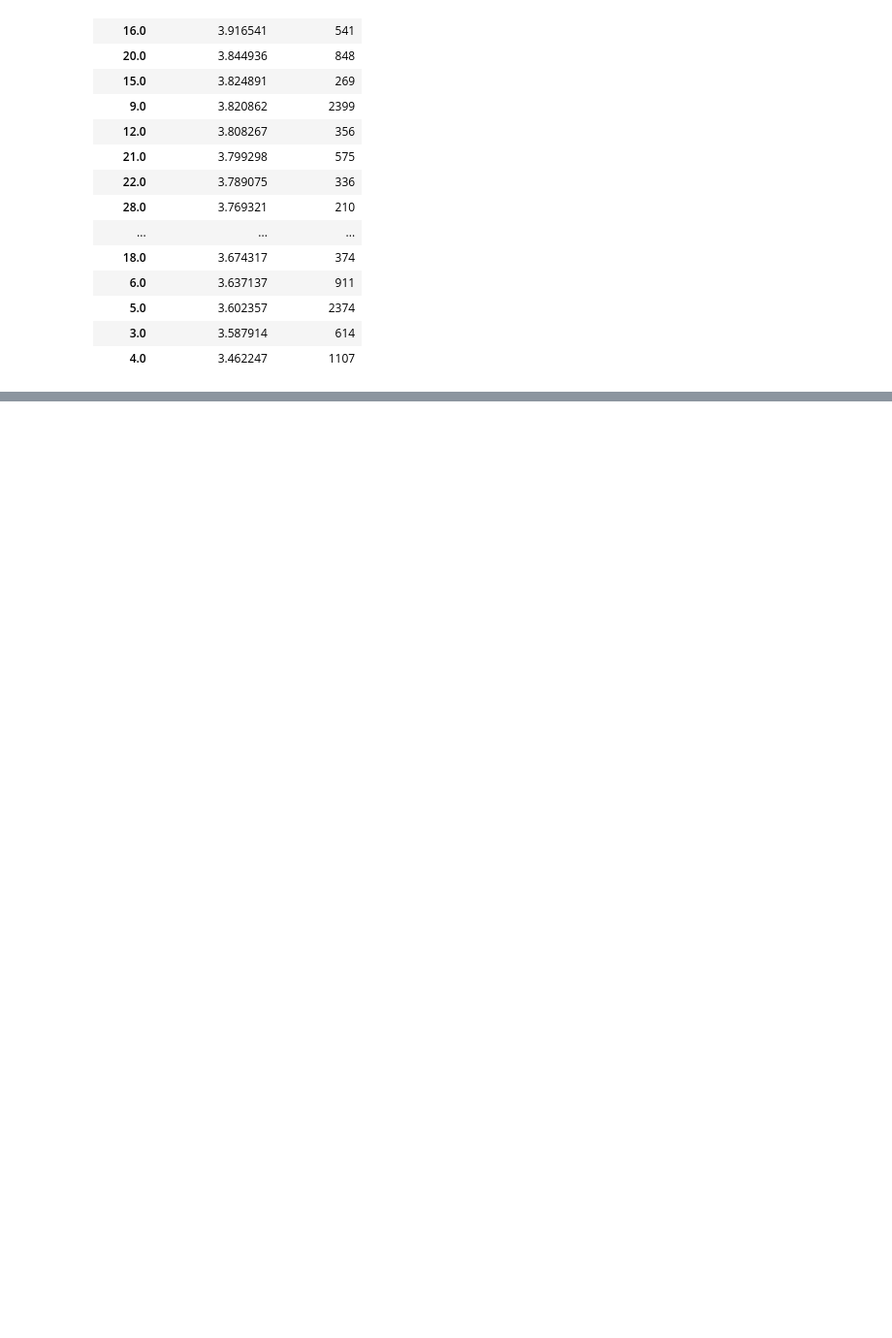
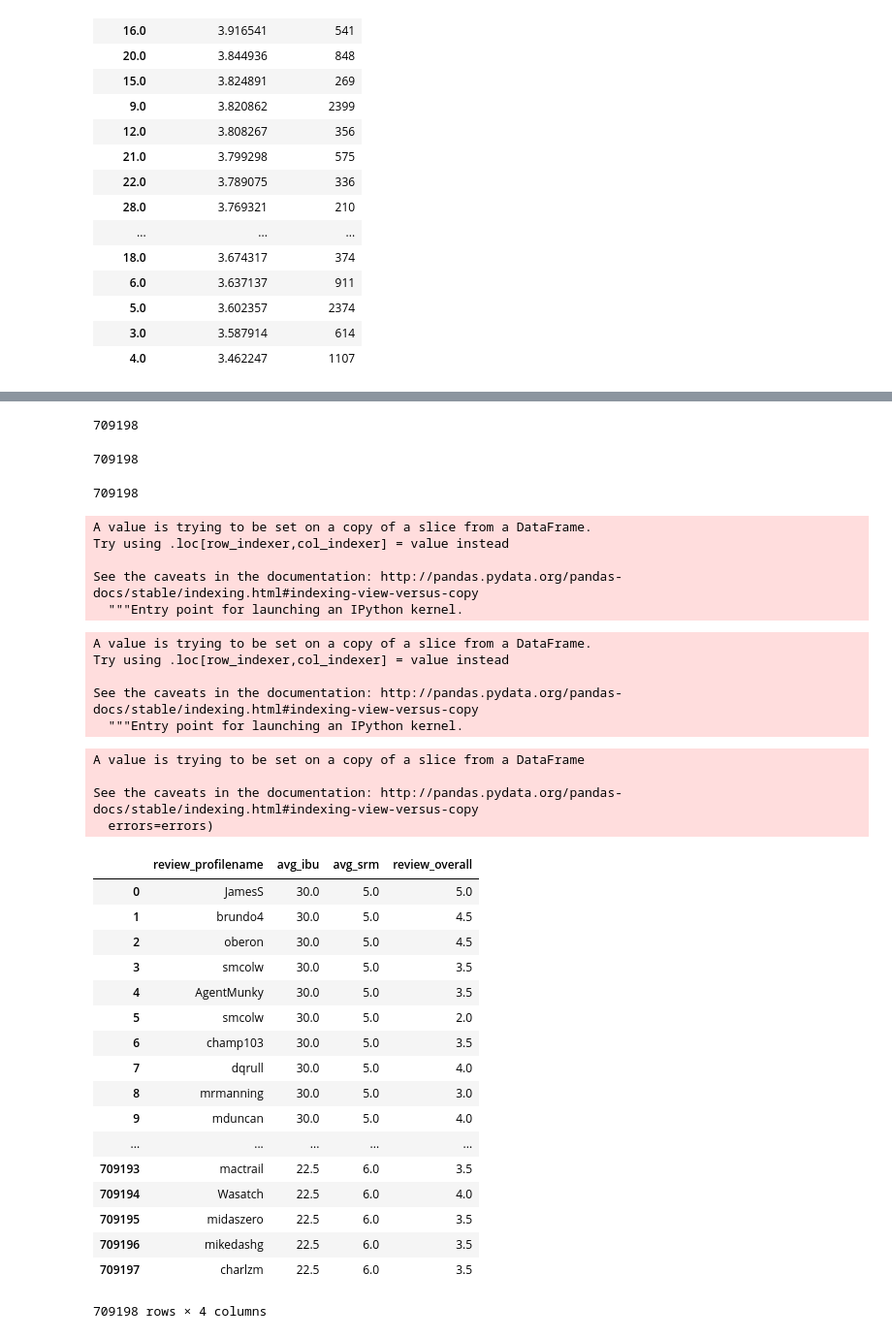
Before and after one commit to jakefeldy1/ETL, a Jupyter notebook: beer_data_anaylis_final.ipynb, the cells around one changed output, grey strips where cells are left out. Shown at 97% size. Saved outputs shown, nothing was run; the diff lists cells and outputs as text; code cells hidden in the pictures; blank space fills up the shorter version.

```diff
--- a/beer_data_anaylis_final.ipynb
+++ b/beer_data_anaylis_final.ipynb
@@ -404,0 +419,63 @@ srm_vs_app_fin_df
+# %%
+ibu_model_avg = (data_for_model_v1_df["ibu_Min"] + data_for_model_v1_df["ibu_Max"])/2
+srm_model_avg = round((data_for_model_v1_df["srm_Min"] + data_for_model_v1_df["srm_Max"])/2)
+# data_for_model_v1_df["ibu_avg"] = ibu_model_avg
+# data_for_model_v1_df["srm_avg"] = srm_model_avg
+# data_for_model_v1_df
+# %%
+len(srm_model_avg)
+# %% [output]
+709198
+# %%
+len(ibu_model_avg)
+# %% [output]
+709198
+# %%
+len(data_for_model_v1_df)
+# %% [output]
+709198
+# %%
+data_for_model_v1_df["avg_ibu"] = ibu_model_avg
+# %% [output]
+A value is trying to be set on a copy of a slice from a DataFrame.
+Try using .loc[row_indexer,col_indexer] = value instead
+
+See the caveats in the documentation: http://pandas.pydata.org/pandas-docs/stable/indexing.html#indexing-view-versus-copy
+  """Entry point for launching an IPython kernel.
+# %%
+data_for_model_v1_df["avg_srm"] = srm_model_avg
+# %% [output]
+A value is trying to be set on a copy of a slice from a DataFrame.
+Try using .loc[row_indexer,col_indexer] = value instead
+
+See the caveats in the documentation: http://pandas.pydata.org/pandas-docs/stable/indexing.html#indexing-view-versus-copy
+  """Entry point for launching an IPython kernel.
+# %%
+data_for_model_v1_df.drop(columns=["ibu_Min","ibu_Max","srm_Min","srm_Max"],inplace=True)
+# %% [output]
+A value is trying to be set on a copy of a slice from a DataFrame
+
+See the caveats in the documentation: http://pandas.pydata.org/pandas-docs/stable/indexing.html#indexing-view-versus-copy
+  errors=errors)
+# %%
+data_for_model_v1_df = data_for_model_v1_df[["review_profilename","avg_ibu","avg_srm","review_overall"]]
+data_for_model_v1_df
+# %% [output]
+|  | review_profilename | avg_ibu | avg_srm | review_overall |
+| 0 | JamesS | 30.0 | 5.0 | 5.0 |
+| 1 | brundo4 | 30.0 | 5.0 | 4.5 |
+| 2 | oberon | 30.0 | 5.0 | 4.5 |
+| 3 | smcolw | 30.0 | 5.0 | 3.5 |
+| 4 | AgentMunky | 30.0 | 5.0 | 3.5 |
+| 5 | smcolw | 30.0 | 5.0 | 2.0 |
+| 6 | champ103 | 30.0 | 5.0 | 3.5 |
+| 7 | dqrull | 30.0 | 5.0 | 4.0 |
+| 8 | mrmanning | 30.0 | 5.0 | 3.0 |
+| 9 | mduncan | 30.0 | 5.0 | 4.0 |
+| ... | ... | ... | ... | ... |
+| 709193 | mactrail | 22.5 | 6.0 | 3.5 |
+| 709194 | Wasatch | 22.5 | 6.0 | 4.0 |
+| 709195 | midaszero | 22.5 | 6.0 | 3.5 |
+| 709196 | mikedashg | 22.5 | 6.0 | 3.5 |
+| 709197 | charlzm | 22.5 | 6.0 | 3.5 |
+709198 rows × 4 columns
```
Also changed, not shown: parts of 21 cells of this notebook, 5 other files.
